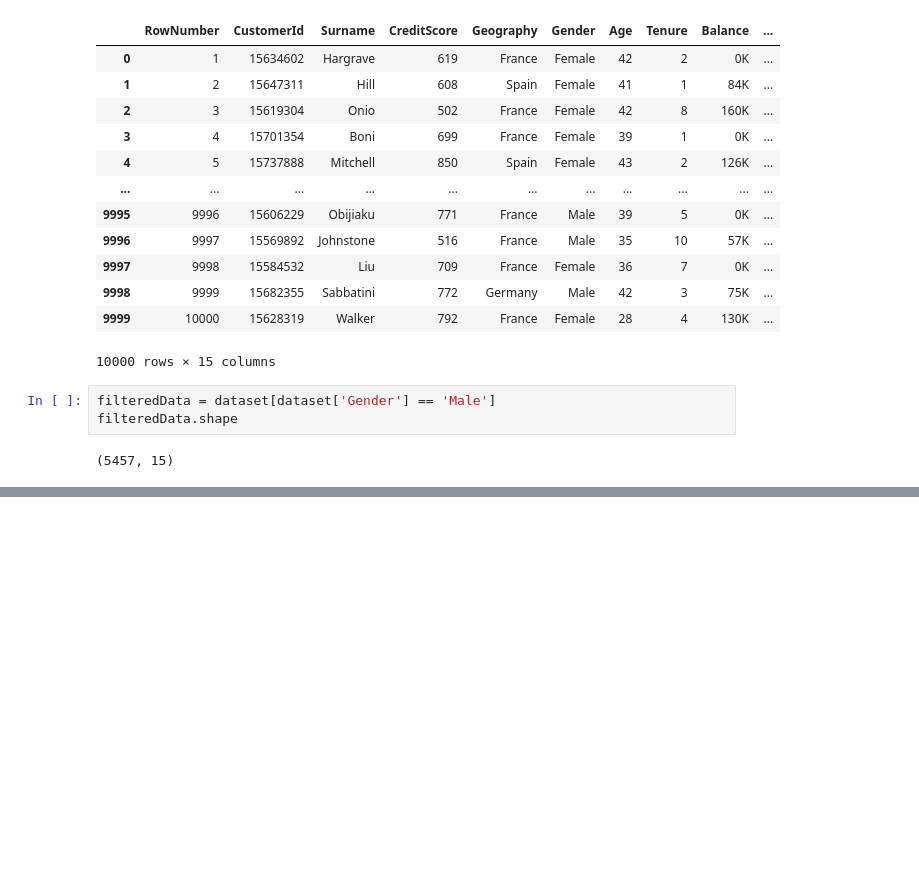
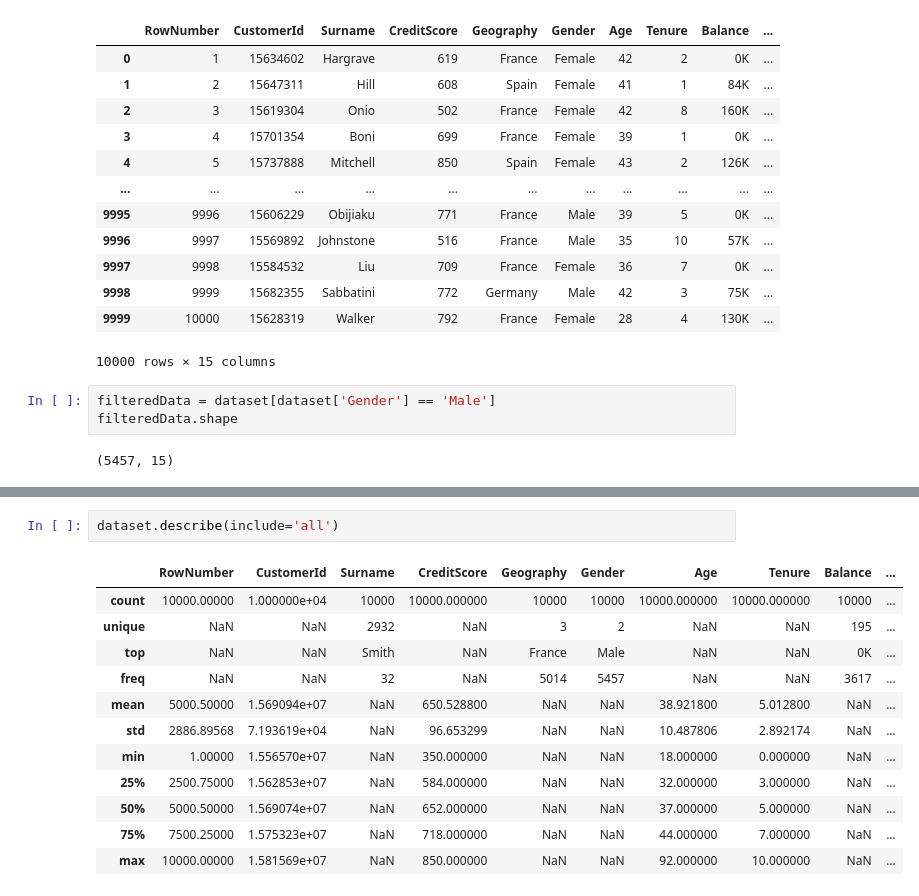
Before and after one commit to nawazf/Data-Engineering-and-AI, a Jupyter notebook: classpythonsession2.ipynb, the cells around one changed output, grey strips where cells are left out. Cells and saved outputs as stored; diff of their text form; blank space fills up the shorter version.

```diff
--- a/classpythonsession2.ipynb
+++ b/classpythonsession2.ipynb
@@ -27,0 +151,15 @@ filteredData.shape
+# %%
+dataset.describe(include='all')
+# %% [output]
+|  | RowNumber | CustomerId | Surname | CreditScore | Geography | Gender | Age | Tenure | Balance | ... |
+| count | 10000.00000 | 1.000000e+04 | 10000 | 10000.000000 | 10000 | 10000 | 10000.000000 | 10000.000000 | 10000 | ... |
+| unique | NaN | NaN | 2932 | NaN | 3 | 2 | NaN | NaN | 195 | ... |
+| top | NaN | NaN | Smith | NaN | France | Male | NaN | NaN | 0K | ... |
+| freq | NaN | NaN | 32 | NaN | 5014 | 5457 | NaN | NaN | 3617 | ... |
+| mean | 5000.50000 | 1.569094e+07 | NaN | 650.528800 | NaN | NaN | 38.921800 | 5.012800 | NaN | ... |
+| std | 2886.89568 | 7.193619e+04 | NaN | 96.653299 | NaN | NaN | 10.487806 | 2.892174 | NaN | ... |
+| min | 1.00000 | 1.556570e+07 | NaN | 350.000000 | NaN | NaN | 18.000000 | 0.000000 | NaN | ... |
+| 25% | 2500.75000 | 1.562853e+07 | NaN | 584.000000 | NaN | NaN | 32.000000 | 3.000000 | NaN | ... |
+| 50% | 5000.50000 | 1.569074e+07 | NaN | 652.000000 | NaN | NaN | 37.000000 | 5.000000 | NaN | ... |
+| 75% | 7500.25000 | 1.575323e+07 | NaN | 718.000000 | NaN | NaN | 44.000000 | 7.000000 | NaN | ... |
+| max | 10000.00000 | 1.581569e+07 | NaN | 850.000000 | NaN | NaN | 92.000000 | 10.000000 | NaN | ... |
```
Also changed, not shown: parts of 68 cells of this notebook.
